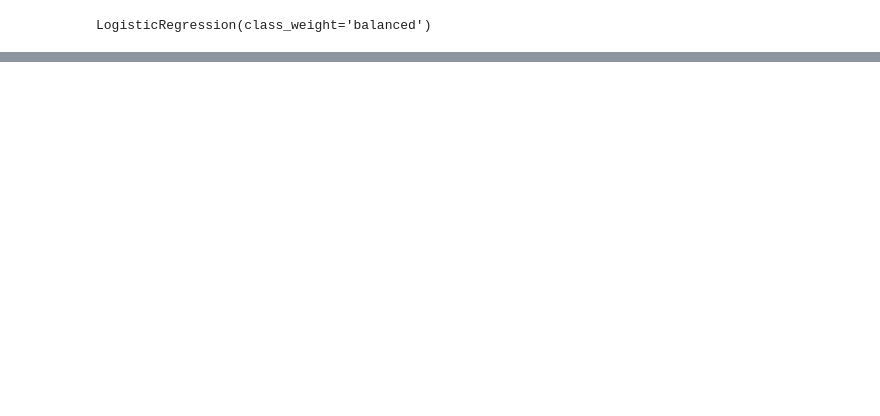
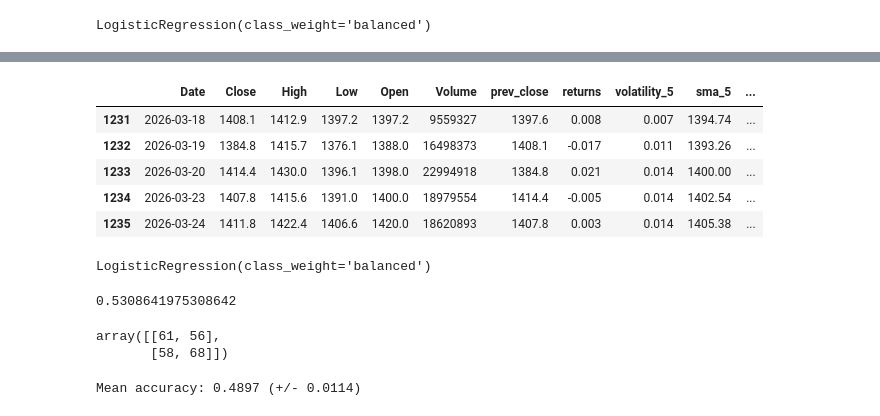
Before and after one commit to shaizaiqubal/stock-price-predictor, a Jupyter notebook: m2.ipynb, the cells around one changed output, grey strips where cells are left out. Saved outputs shown, nothing was run; the diff lists cells and outputs as text; code cells hidden in the pictures; blank space fills up the shorter version.

```diff
--- a/m2.ipynb
+++ b/m2.ipynb
@@ -120,0 +96,22 @@ f
+# %%
+df['volatility_5'] = df['returns'].rolling(5).std()
+df['volatility_3'] = df['returns'].rolling(3).std()
+# %%
+df['sma_5'] = df['Close'].rolling(5).mean()
+df['sma_20'] = df['Close'].rolling(20).mean()
+df['sma_crossover'] = (df['sma_5'] > df['sma_20']).astype(int)
+# %%
+delta = df['Close'].diff()          # daily change in price
+gain = delta.clip(lower=0)          # keep only positive changes
+loss = -delta.clip(upper=0)         # keep only negative changes (flip sign)
+
+avg_gain = gain.rolling(14).mean()
+avg_loss = loss.rolling(14).mean()
+
+rs = avg_gain / (avg_loss + 1e-9)   # ratio of avg gain to avg loss
+df['rsi'] = 100 - (100 / (1 + rs))
+# %%
+high_10 = df['Close'].rolling(10).max()
+low_10 = df['Close'].rolling(10).min()
+
+df['price_position'] = (df['Close'] - low_10) / (high_10 - low_10 + 1e-9)
@@ -120,0 +130,10 @@ f
+# %%
+df = df.dropna().copy()
+df.tail()
+# %% [output]
+|  | Date | Close | High | Low | Open | Volume | prev_close | returns | volatility_5 | sma_5 | ... |
+| 1231 | 2026-03-18 | 1408.1 | 1412.9 | 1397.2 | 1397.2 | 9559327 | 1397.6 | 0.008 | 0.007 | 1394.74 | ... |
+| 1232 | 2026-03-19 | 1384.8 | 1415.7 | 1376.1 | 1388.0 | 16498373 | 1408.1 | -0.017 | 0.011 | 1393.26 | ... |
+| 1233 | 2026-03-20 | 1414.4 | 1430.0 | 1396.1 | 1398.0 | 22994918 | 1384.8 | 0.021 | 0.014 | 1400.00 | ... |
+| 1234 | 2026-03-23 | 1407.8 | 1415.6 | 1391.0 | 1400.0 | 18979554 | 1414.4 | -0.005 | 0.014 | 1402.54 | ... |
+| 1235 | 2026-03-24 | 1411.8 | 1422.4 | 1406.6 | 1420.0 | 18620893 | 1407.8 | 0.003 | 0.014 | 1405.38 | ... |
@@ -120,0 +170,26 @@ f
+# %%
+X_train, X_test, y_train, y_test = train_test_split(X,y, test_size=0.2, shuffle=False)
+scaler=StandardScaler()
+X_train = scaler.fit_transform(X_train)
+X_test = scaler.transform(X_test)
+model= LogisticRegression(class_weight='balanced',)
+model.fit(X_train, y_train)
+# %% [output]
+LogisticRegression(class_weight='balanced')
+# %%
+y_pred=model.predict(X_test)
+accuracy_score(y_test,y_pred)
+# %% [output]
+0.5308641975308642
+# %%
+confusion_matrix(y_test,y_pred)
+# %% [output]
+array([[61, 56],
+       [58, 68]])
+# %%
+from sklearn.model_selection import cross_val_score
+
+scores = cross_val_score(model, X, y, cv=5, scoring='accuracy')
+print(f"Mean accuracy: {scores.mean():.4f} (+/- {scores.std():.4f})")
+# %% [output]
+Mean accuracy: 0.4897 (+/- 0.0114)
```
Also changed, not shown: parts of 19 cells of this notebook, 6 other files.
